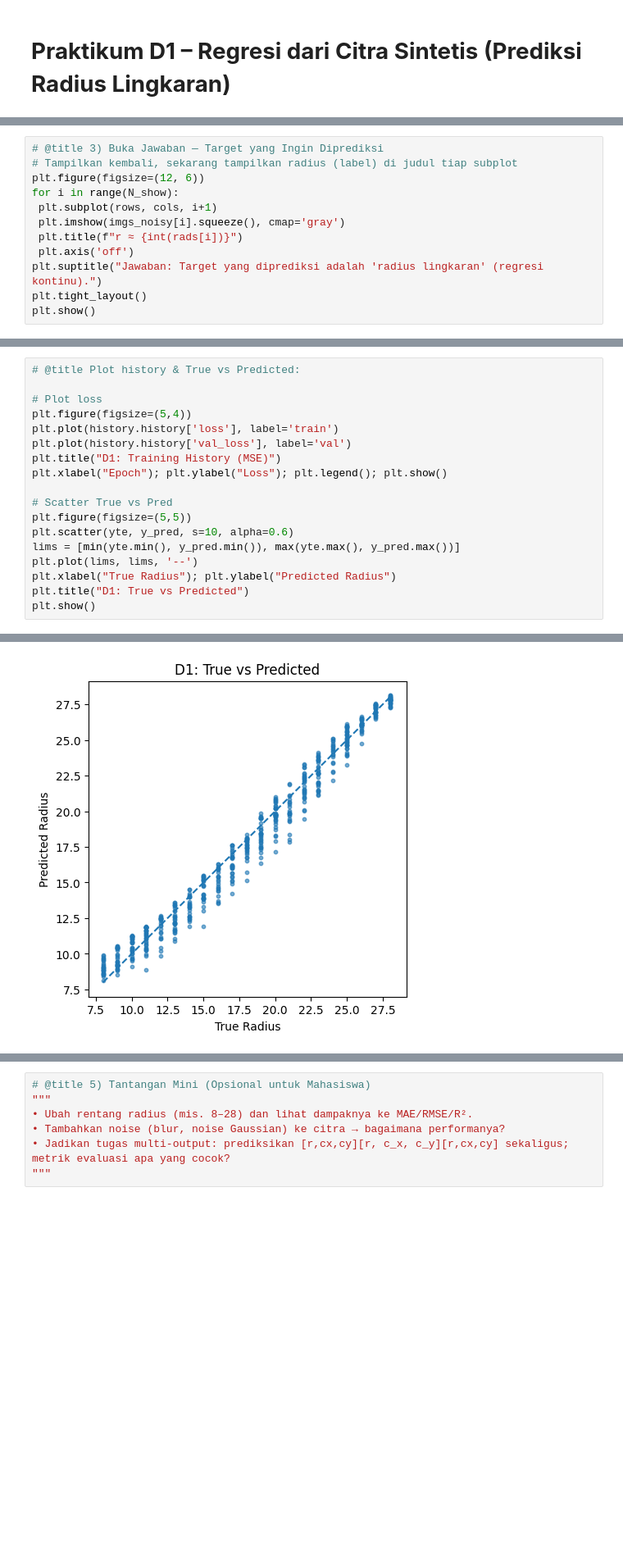
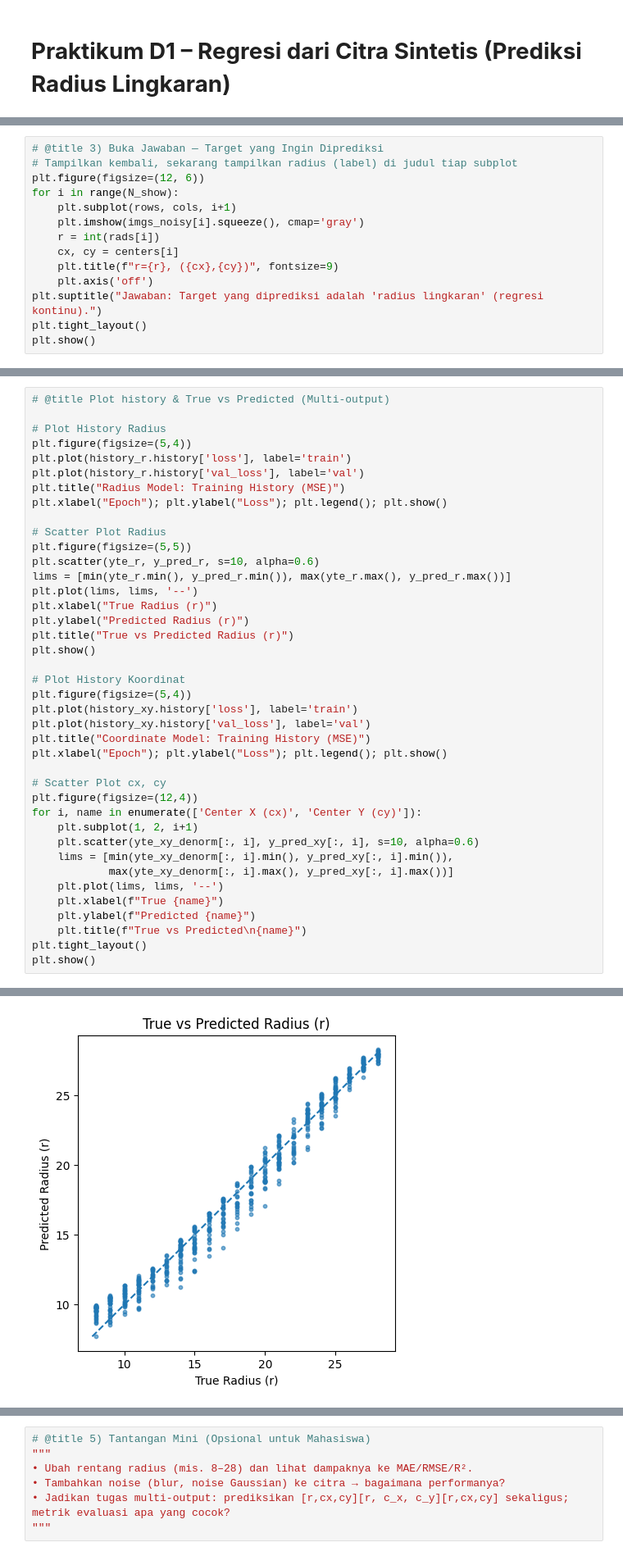
Before and after one commit to ImNotDanish05/2025_Visi-Komputer_TI-2A, a Jupyter notebook: Tugas03_TEKNIK-REGRESI-GAMBAR.ipynb, the cells around one changed output, grey strips where cells are left out. Shown at 82% size. Cells and saved outputs as stored; diff of their text form; blank space fills up the shorter version.

```diff
--- a/Tugas03_TEKNIK-REGRESI-GAMBAR.ipynb
+++ b/Tugas03_TEKNIK-REGRESI-GAMBAR.ipynb
@@ -64,10 +86,12 @@ plt.show()
 # Tampilkan kembali, sekarang tampilkan radius (label) di judul tiap subplot
 plt.figure(figsize=(12, 6))
 for i in range(N_show):
- plt.subplot(rows, cols, i+1)
- plt.imshow(imgs_noisy[i].squeeze(), cmap='gray')
- plt.title(f"r ≈ {int(rads[i])}")
- plt.axis('off')
+    plt.subplot(rows, cols, i+1)
+    plt.imshow(imgs_noisy[i].squeeze(), cmap='gray')
+    r = int(rads[i])
+    cx, cy = centers[i]
+    plt.title(f"r={r}, ({cx},{cy})", fontsize=9)
+    plt.axis('off')
 plt.suptitle("Jawaban: Target yang diprediksi adalah 'radius lingkaran' (regresi kontinu).")
 plt.tight_layout()
 plt.show()
@@ -113,19 +192,41 @@ MAE=0.718 | RMSE=0.922 | R²=0.977
 # %%
-# @title Plot history & True vs Predicted:
+# @title Plot history & True vs Predicted (Multi-output)
 
-# Plot loss
+# Plot History Radius
 plt.figure(figsize=(5,4))
-plt.plot(history.history['loss'], label='train')
-plt.plot(history.history['val_loss'], label='val')
-plt.title("D1: Training History (MSE)")
+plt.plot(history_r.history['loss'], label='train')
+plt.plot(history_r.history['val_loss'], label='val')
+plt.title("Radius Model: Training History (MSE)")
 plt.xlabel("Epoch"); plt.ylabel("Loss"); plt.legend(); plt.show()
 
-# Scatter True vs Pred
+# Scatter Plot Radius
 plt.figure(figsize=(5,5))
-plt.scatter(yte, y_pred, s=10, alpha=0.6)
-lims = [min(yte.min(), y_pred.min()), max(yte.max(), y_pred.max())]
+plt.scatter(yte_r, y_pred_r, s=10, alpha=0.6)
+lims = [min(yte_r.min(), y_pred_r.min()), max(yte_r.max(), y_pred_r.max())]
 plt.plot(lims, lims, '--')
-plt.xlabel("True Radius"); plt.ylabel("Predicted Radius")
-plt.title("D1: True vs Predicted")
+plt.xlabel("True Radius (r)")
+plt.ylabel("Predicted Radius (r)")
+plt.title("True vs Predicted Radius (r)")
 plt.show()
+
+# Plot History Koordinat
+plt.figure(figsize=(5,4))
+plt.plot(history_xy.history['loss'], label='train')
+plt.plot(history_xy.history['val_loss'], label='val')
+plt.title("Coordinate Model: Training History (MSE)")
+plt.xlabel("Epoch"); plt.ylabel("Loss"); plt.legend(); plt.show()
+
+# Scatter Plot cx, cy
+plt.figure(figsize=(12,4))
+for i, name in enumerate(['Center X (cx)', 'Center Y (cy)']):
+    plt.subplot(1, 2, i+1)
+    plt.scatter(yte_xy_denorm[:, i], y_pred_xy[:, i], s=10, alpha=0.6)
+    lims = [min(yte_xy_denorm[:, i].min(), y_pred_xy[:, i].min()),
+            max(yte_xy_denorm[:, i].max(), y_pred_xy[:, i].max())]
+    plt.plot(lims, lims, '--')
+    plt.xlabel(f"True {name}")
+    plt.ylabel(f"Predicted {name}")
+    plt.title(f"True vs Predicted\n{name}")
+plt.tight_layout()
+plt.show()
 # %% [output]
@@ -133 +234 @@ plt.show()
-[figure, old version]
+[figure, new version]
```
Also changed, not shown: parts of 5 cells of this notebook.
